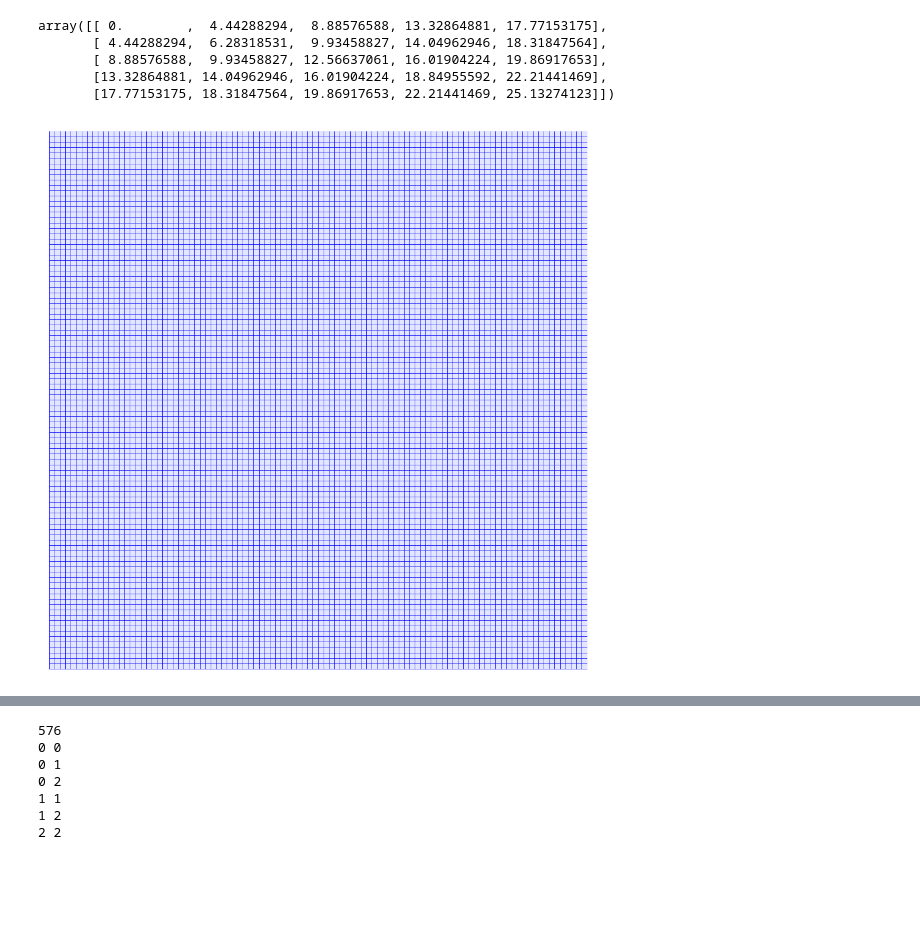
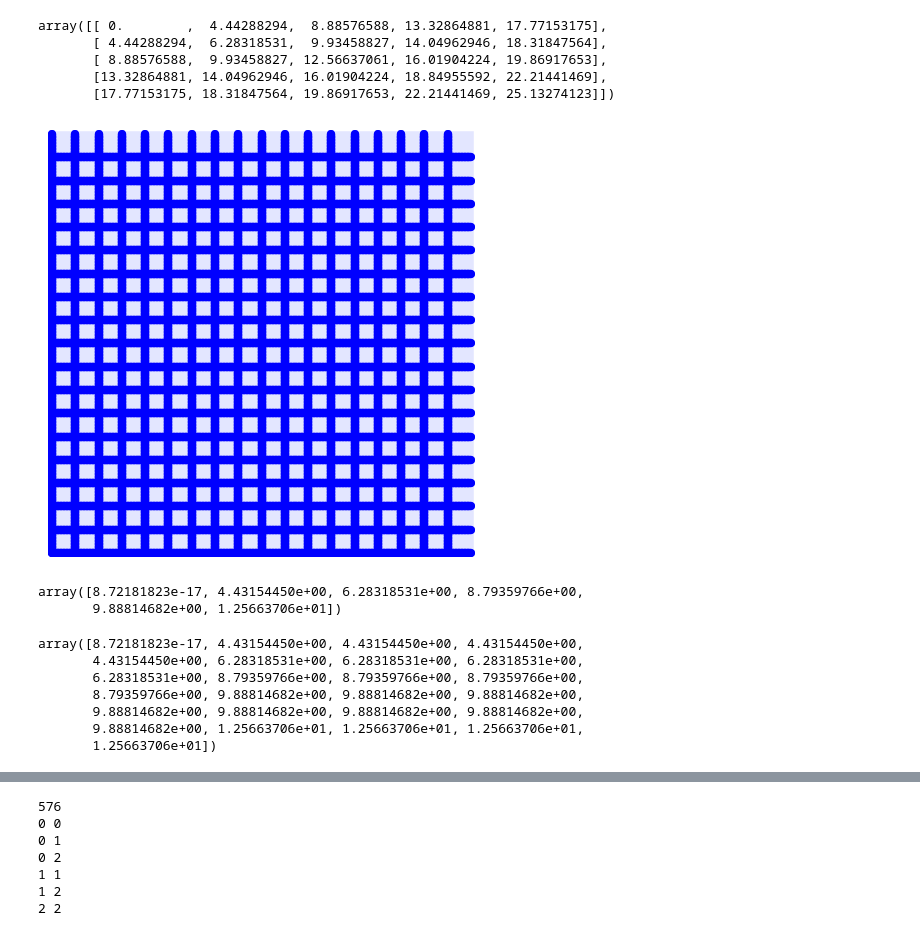
Before and after one commit to sidneyholden1/metric_graph, a Jupyter notebook: test_scripts/periodic_square_lattice.ipynb, the cells around one changed output, grey strips where cells are left out. Cells and saved outputs as stored; diff of their text form; code cells hidden in the pictures; blank space fills up the shorter version.

```diff
--- a/test_scripts/periodic_square_lattice.ipynb
+++ b/test_scripts/periodic_square_lattice.ipynb
@@ -206,11 +206,11 @@ tiles_per_dim = np.int32(np.sqrt(10**power_linspace / num_Vs_per_tile))
 
 mn = [[0, 0], [0, 1], [0, 2], [1, 1], [1, 2], [2, 2]]
 # %%
-g = construct_graph.tiling.Tiling(tile_type='square_tile',
-                                    num_horizontal_displacements=tiles_per_dim[-1],
-                                    num_vertical_displacements=tiles_per_dim[-1],
+g = construct_graph.tiling.Tiling(tile_type='square',
+                                    num_horizontal_displacements=tiles_per_dim[3],
+                                    num_vertical_displacements=tiles_per_dim[3],
                                     autoplot=False)
-fig, ax = g.plot_graph(return_figax=True, embedding_space='square')
-plt.savefig("tiling/square_periodic/large_square_periodic_lattice.png", dpi=200, bbox_inches="tight")
+fig, ax = g.plot_graph(return_figax=True, embedding_space='square', figsize=5)
+# plt.savefig("tiling/square_periodic/large_square_periodic_lattice.png", dpi=200, bbox_inches="tight")
 # %% [output]
-[figure, old version]
+[figure, new version]
@@ -216,0 +225,5 @@ plt.savefig("tiling/square_periodic/large_square_periodic_lattice.png", dpi=200,
+# %%
+eigenvalue_data[324]
+# %% [output]
+array([8.72181823e-17, 4.43154450e+00, 6.28318531e+00, 8.79359766e+00,
+       9.88814682e+00, 1.25663706e+01])
@@ -216,0 +232,10 @@ plt.savefig("tiling/square_periodic/large_square_periodic_lattice.png", dpi=200,
+# %%
+modes.graph_eigenvalues
+# %% [output]
+array([8.72181823e-17, 4.43154450e+00, 4.43154450e+00, 4.43154450e+00,
+       4.43154450e+00, 6.28318531e+00, 6.28318531e+00, 6.28318531e+00,
+       6.28318531e+00, 8.79359766e+00, 8.79359766e+00, 8.79359766e+00,
+       8.79359766e+00, 9.88814682e+00, 9.88814682e+00, 9.88814682e+00,
+       9.88814682e+00, 9.88814682e+00, 9.88814682e+00, 9.88814682e+00,
+       9.88814682e+00, 1.25663706e+01, 1.25663706e+01, 1.25663706e+01,
+       1.25663706e+01])
```
Also changed, not shown: parts of 5 cells of this notebook, 9 other files.
